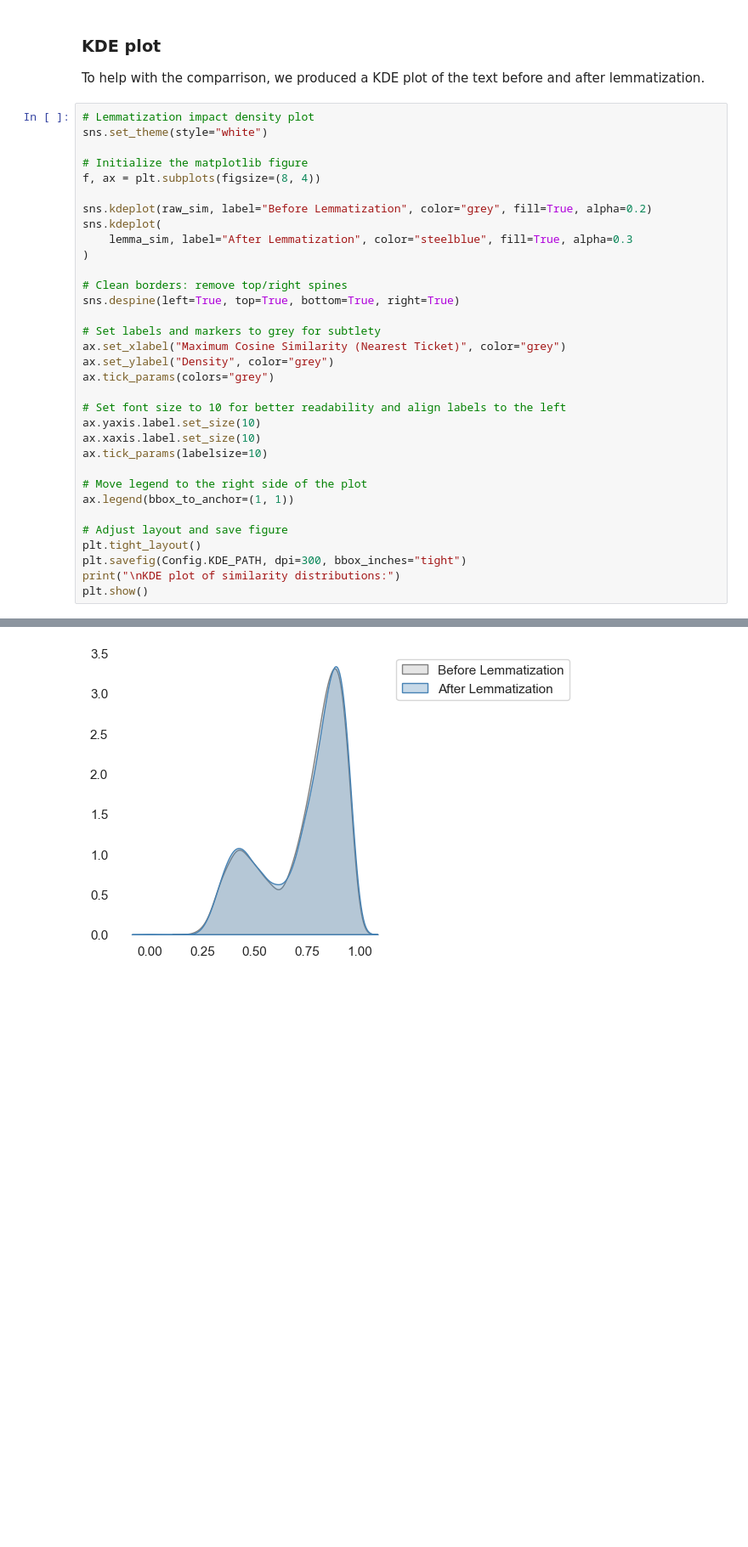
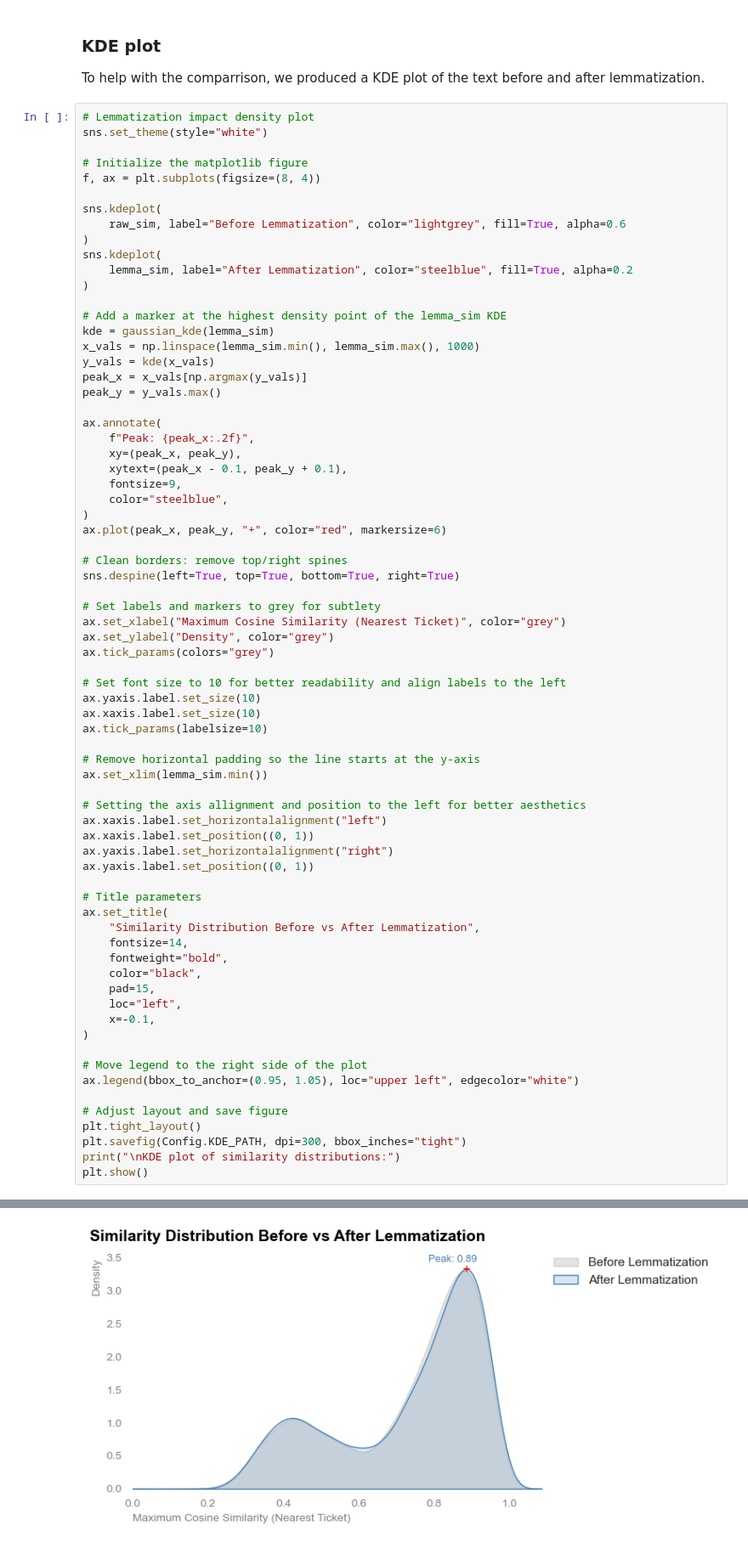
Before and after one commit to David-Golacis/IT-Support-Dashboard, a Jupyter notebook: Notebooks/02_Text_Lemmatisation.ipynb, the cells around one changed output, grey strips where cells are left out. Shown at 85% size. Saved outputs shown, nothing was run; the diff lists cells and outputs as text; blank space fills up the shorter version.

Commit message:
Reworked notebook 3
- Touched up all figures in notebooks 1-3
- Updated config file
- New visuals in notebook 3

```diff
--- a/Notebooks/02_Text_Lemmatisation.ipynb
+++ b/Notebooks/02_Text_Lemmatisation.ipynb
@@ -316,34 +319,72 @@ To help with the comparrison, we produced a KDE plot of the text before and afte
 sns.set_theme(style="white")
 
 # Initialize the matplotlib figure
 f, ax = plt.subplots(figsize=(8, 4))
 
-sns.kdeplot(raw_sim, label="Before Lemmatization", color="grey", fill=True, alpha=0.2)
 sns.kdeplot(
-    lemma_sim, label="After Lemmatization", color="steelblue", fill=True, alpha=0.3
+    raw_sim, label="Before Lemmatization", color="lightgrey", fill=True, alpha=0.6
 )
+sns.kdeplot(
+    lemma_sim, label="After Lemmatization", color="steelblue", fill=True, alpha=0.2
+)
+
+# Add a marker at the highest density point of the lemma_sim KDE
+kde = gaussian_kde(lemma_sim)
+x_vals = np.linspace(lemma_sim.min(), lemma_sim.max(), 1000)
+y_vals = kde(x_vals)
+peak_x = x_vals[np.argmax(y_vals)]
+peak_y = y_vals.max()
+
+ax.annotate(
+    f"Peak: {peak_x:.2f}",
+    xy=(peak_x, peak_y),
+    xytext=(peak_x - 0.1, peak_y + 0.1),
+    fontsize=9,
+    color="steelblue",
+)
+ax.plot(peak_x, peak_y, "+", color="red", markersize=6)
 
 # Clean borders: remove top/right spines
 sns.despine(left=True, top=True, bottom=True, right=True)
 
 # Set labels and markers to grey for subtlety
 ax.set_xlabel("Maximum Cosine Similarity (Nearest Ticket)", color="grey")
 ax.set_ylabel("Density", color="grey")
 ax.tick_params(colors="grey")
 
 # Set font size to 10 for better readability and align labels to the left
 ax.yaxis.label.set_size(10)
 ax.xaxis.label.set_size(10)
 ax.tick_params(labelsize=10)
 
+# Remove horizontal padding so the line starts at the y-axis
+ax.set_xlim(lemma_sim.min())
+
+# Setting the axis allignment and position to the left for better aesthetics
+ax.xaxis.label.set_horizontalalignment("left")
+ax.xaxis.label.set_position((0, 1))
+ax.yaxis.label.set_horizontalalignment("right")
+ax.yaxis.label.set_position((0, 1))
+
+# Title parameters
+ax.set_title(
+    "Similarity Distribution Before vs After Lemmatization",
+    fontsize=14,
+    fontweight="bold",
+    color="black",
+    pad=15,
+    loc="left",
+    x=-0.1,
+)
+
 # Move legend to the right side of the plot
-ax.legend(bbox_to_anchor=(1, 1))
+ax.legend(bbox_to_anchor=(0.95, 1.05), loc="upper left", edgecolor="white")
 
 # Adjust layout and save figure
 plt.tight_layout()
 plt.savefig(Config.KDE_PATH, dpi=300, bbox_inches="tight")
 print("\nKDE plot of similarity distributions:")
 plt.show()
 # %% [output]
 KDE plot of similarity distributions:
-[figure, old version]
+[figure, new version]
```
Also changed, not shown: parts of 40 cells of this notebook, 27 other files.
